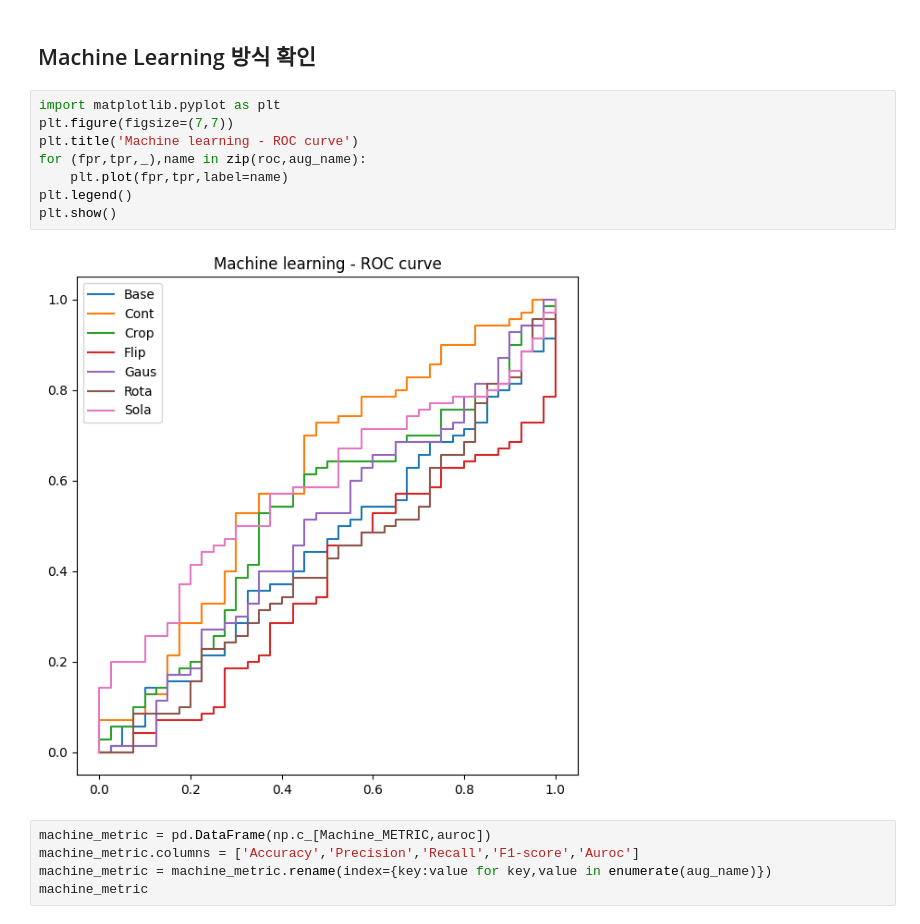
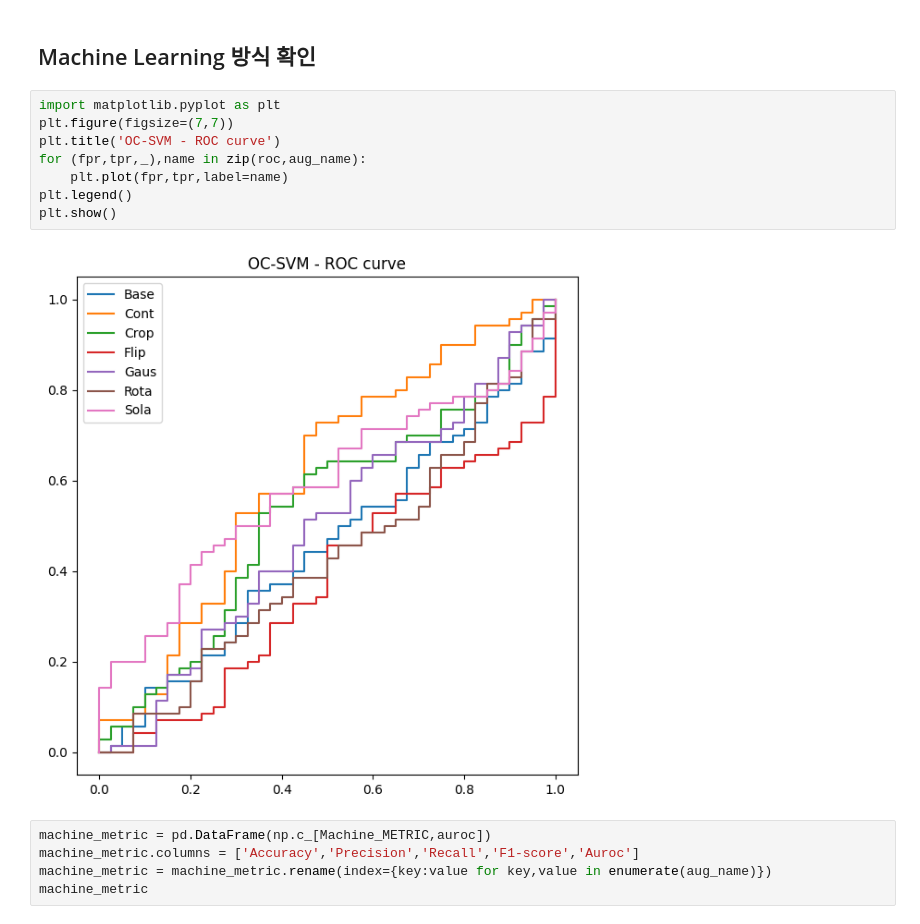
Before and after one commit to crimama/BA, a Jupyter notebook: 3.Anomaly Detection/Result.ipynb, the cells around one changed output. Drawn from its saved outputs; the diff is of its cells as text.

```diff
--- a/3.Anomaly Detection/Result.ipynb
+++ b/3.Anomaly Detection/Result.ipynb
@@ -77,13 +77,13 @@ auto_metric
 # %%
 import matplotlib.pyplot as plt
 plt.figure(figsize=(7,7))
-plt.title('Machine learning - ROC curve')
+plt.title('OC-SVM - ROC curve')
 for (fpr,tpr,_),name in zip(roc,aug_name):
     plt.plot(fpr,tpr,label=name)
 plt.legend()
 plt.show()
 # %% [output]
-[figure, old version]
+[figure, new version]
 # %%
 machine_metric = pd.DataFrame(np.c_[Machine_METRIC,auroc])
 machine_metric.columns = ['Accuracy','Precision','Recall','F1-score','Auroc']
```
Also changed, not shown: parts of 5 cells of this notebook, 2 other files.
